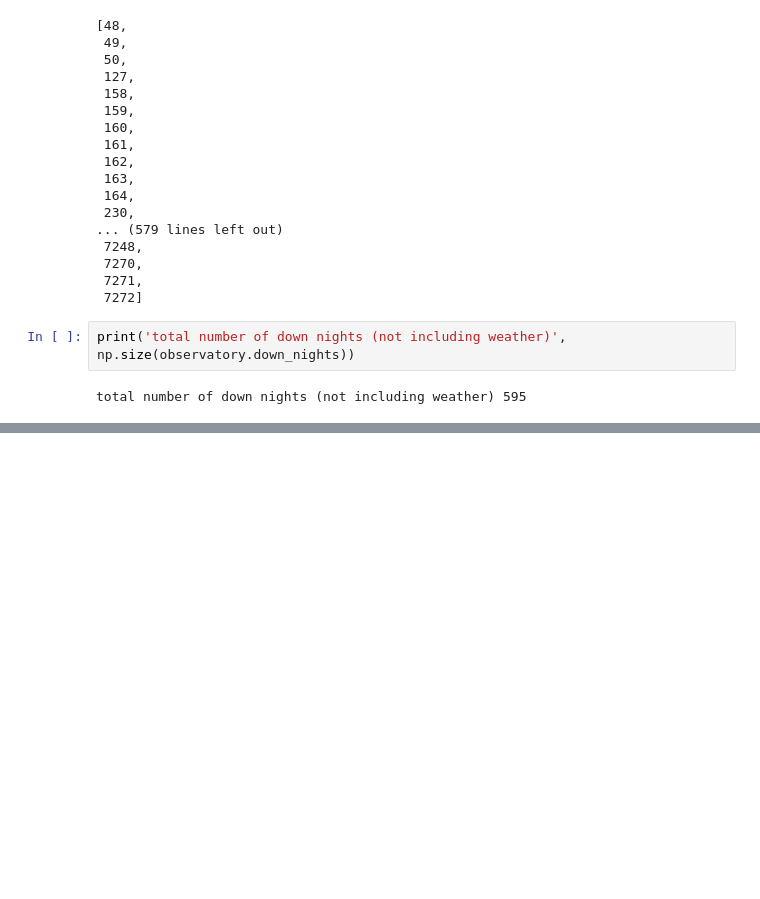
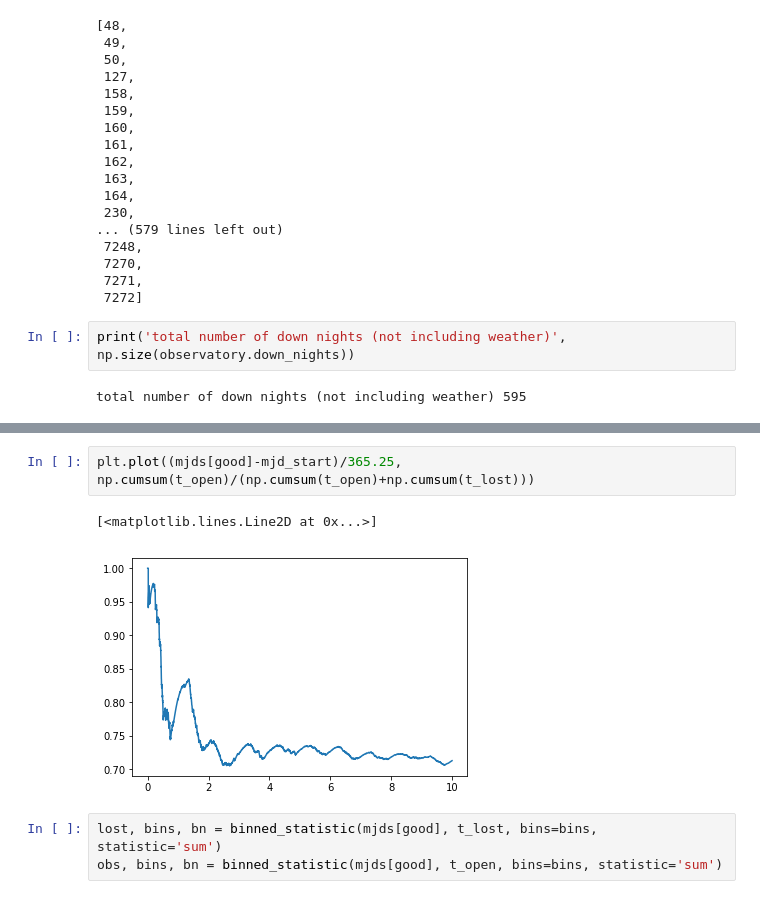
Before and after one commit to yoachim/19_Scratch, a Jupyter notebook: check_downtime/check_downtime.ipynb, the cells around one changed output, grey strips where cells are left out. Drawn from its saved outputs; the diff is of its cells as text; blank space fills up the shorter version.

```diff
--- a/check_downtime/check_downtime.ipynb
+++ b/check_downtime/check_downtime.ipynb
@@ -73,0 +120,8 @@ total number of down nights (not including weather) 595
+# %%
+plt.plot((mjds[good]-mjd_start)/365.25, np.cumsum(t_open)/(np.cumsum(t_open)+np.cumsum(t_lost)))
+# %% [output]
+[<matplotlib.lines.Line2D at 0x...>]
+[figure, added]
+# %%
+lost, bins, bn = binned_statistic(mjds[good], t_lost, bins=bins, statistic='sum')
+obs, bins, bn = binned_statistic(mjds[good], t_open, bins=bins, statistic='sum')
```
Also changed, not shown: parts of 17 cells of this notebook.
